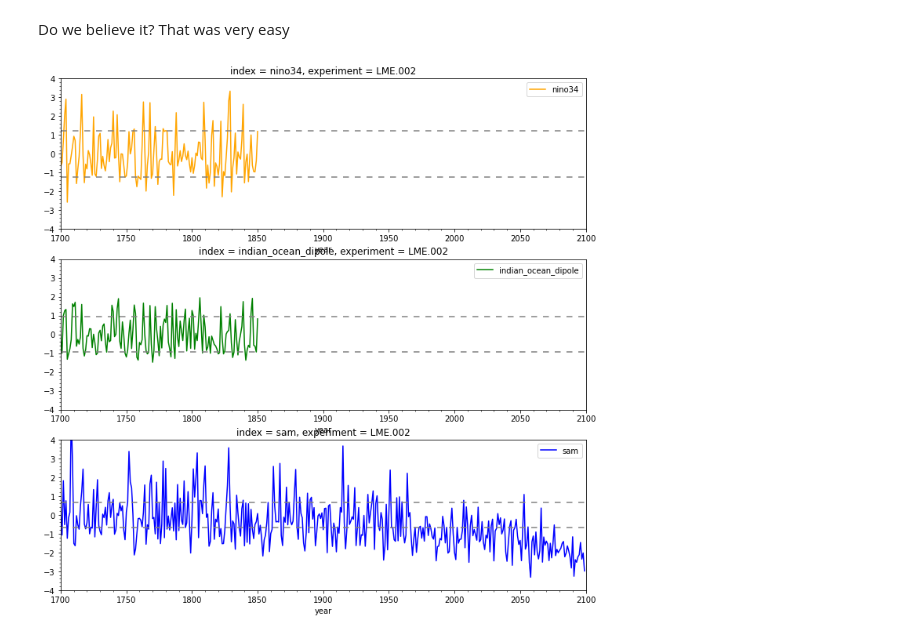
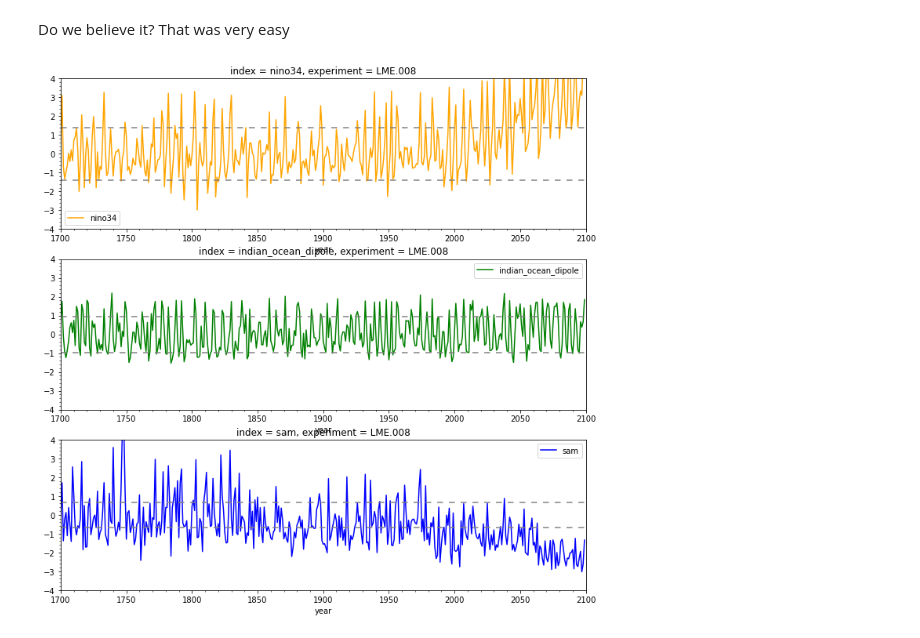
Before and after one commit to anton-seaice/compound, a Jupyter notebook: cesmTradIndecesCompounds.ipynb, the cells around one changed output. Saved outputs shown, nothing was run; the diff lists cells and outputs as text; code cells hidden in the pictures.

Commit message:
tweaking/fixes to Cesm index calcs

```diff
--- a/cesmTradIndecesCompounds.ipynb
+++ b/cesmTradIndecesCompounds.ipynb
@@ -71,7 +71,7 @@ Do we believe it? That was very easy
 # %%
 # plot indeces for an experiment, and add some lines for +- 1 sigma
 
-expToPlot = '002'
+expToPlot = 'LME.008'
 
 indexToPlot = ['nino34', 'indian_ocean_dipole', 'sam']
 
@@ -84,34 +84,34 @@ for i in range(3):
 
     ax = fig.add_subplot(3,1,i+1)
 
     # plot the actual data
-    indecesXr.sel(
+    indecesDa.sel(
         experiment=expToPlot,
         index=indexToPlot[i]
     ).plot(
         label=indexToPlot[i],
         ax=ax,
         color=colors[i]
     )
 
     # draw some horizontal lines for +- 1 sigma
     plt.axhline(
-        y=criteriaXr.sel(experiment=expToPlot, index=indexToPlot(i)),
+        y=criteriaDa.sel(experiment=expToPlot, index=indexToPlot[i]),
         dashes=(5,5),
         color='grey'
     )
     plt.axhline(
-        y=-criteriaXr.sel(experiment=expToPlot, index=indexToPlot(i)),
+        y=-criteriaDa.sel(experiment=expToPlot, index=indexToPlot[i]),
         dashes=(5,5),
         color='grey'
     )
 
 #Tidy up a bit
 #plt.title("CESM Full Forcing Ensemble Run 001")
     plt.ylim(-4,4)
     plt.minorticks_on()
     plt.legend()
 
     plt.xlim(1700,2100)
 # %% [output]
-[figure, old version]
+[figure, new version]
```
Also changed, not shown: parts of 3 cells of this notebook, 2 other files.
